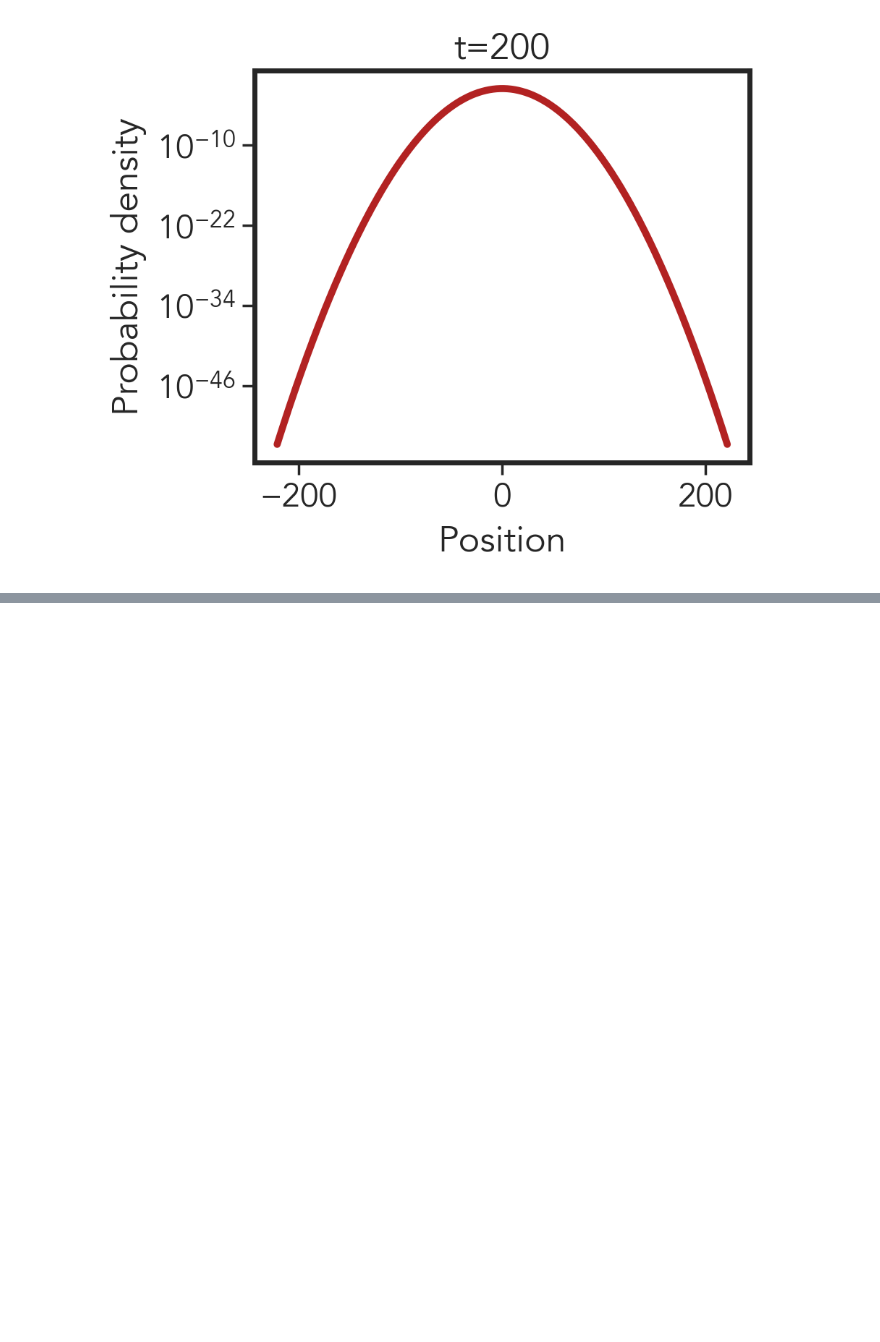
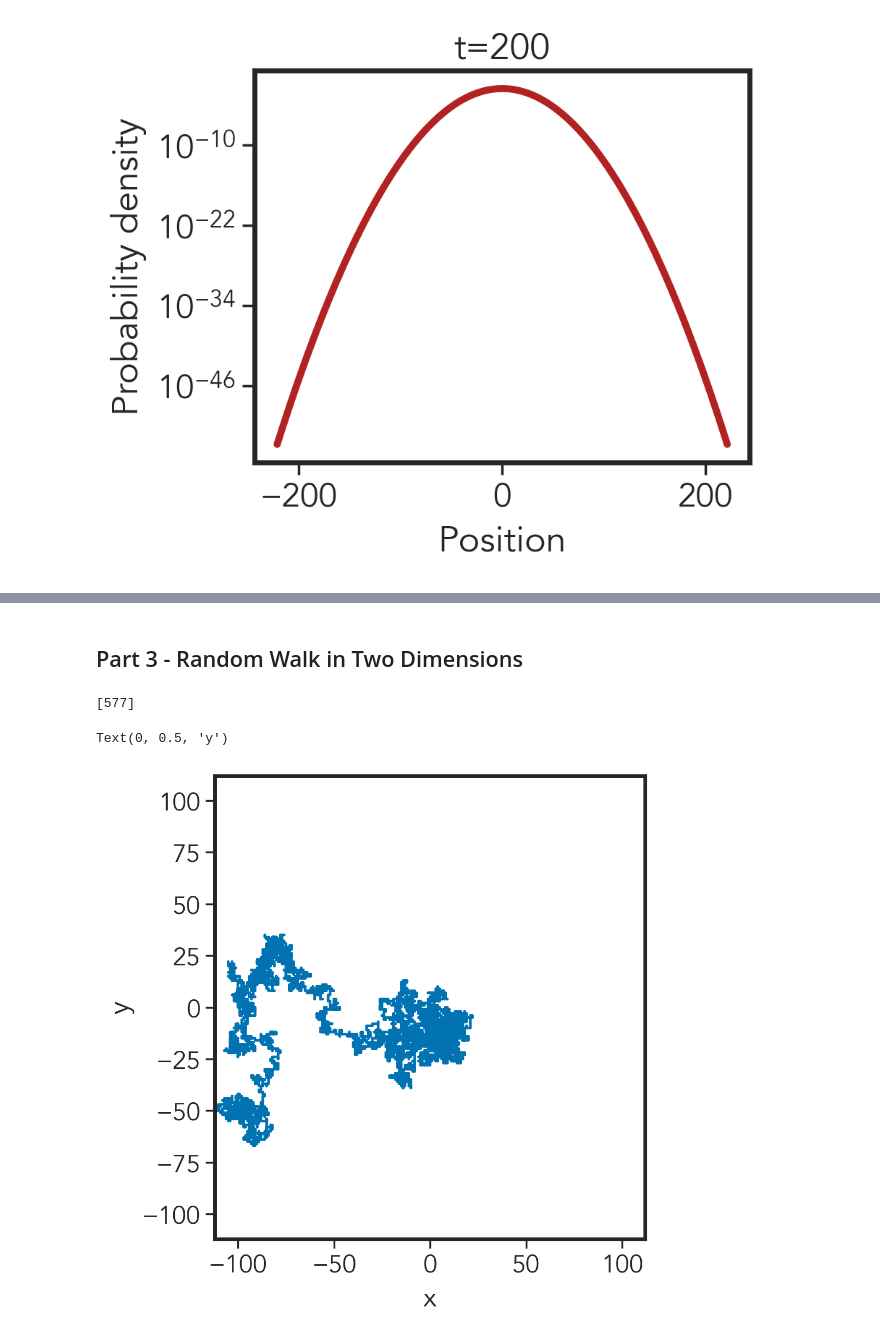
Before and after one commit to epigani/ModTF2324, a Jupyter notebook: code/ModTF_01.ipynb, the cells around one changed output, grey strips where cells are left out. Cells and saved outputs as stored; diff of their text form; code cells hidden in the pictures; blank space fills up the shorter version.

```diff
--- a/code/ModTF_01.ipynb
+++ b/code/ModTF_01.ipynb
@@ -273,0 +300,2 @@ for i, ax in enumerate(axes):
+# %% [markdown]
+## Part 3 - Random Walk in Two Dimensions
@@ -273,0 +331,29 @@ for i, ax in enumerate(axes):
+# %%
+ps = [0.25, 0.25, 0.25, 0.25]
+L = 1000
+T = 10001
+walk2D = random_walk_2D(ps=ps, L=L, T=T, x0=np.array([0, 0]))
+# %%
+# select l random walkers
+l = 1
+indexes = np.random.randint(0, L, l)
+print(indexes)
+# %% [output]
+[577]
+# %%
+fig, ax = plt.subplots(1, 1, figsize=(5, 5), constrained_layout=True)
+
+colors = sns.color_palette('colorblind', n_colors=l)
+for index, color in zip(indexes, colors):
+    plt.plot(walk2D[0, index, :], walk2D[1, index, :], lw=1.75, alpha=1, color=color)
+
+
+lim = np.max(np.abs(walk2D[:, indexes, :]))
+
+ax.set_xlim(-lim, lim)
+ax.set_ylim(-lim, lim)
+ax.set_xlabel('x')
+ax.set_ylabel('y')
+# %% [output]
+Text(0, 0.5, 'y')
+[figure, added]
```
Also changed, not shown: parts of 21 cells of this notebook.
